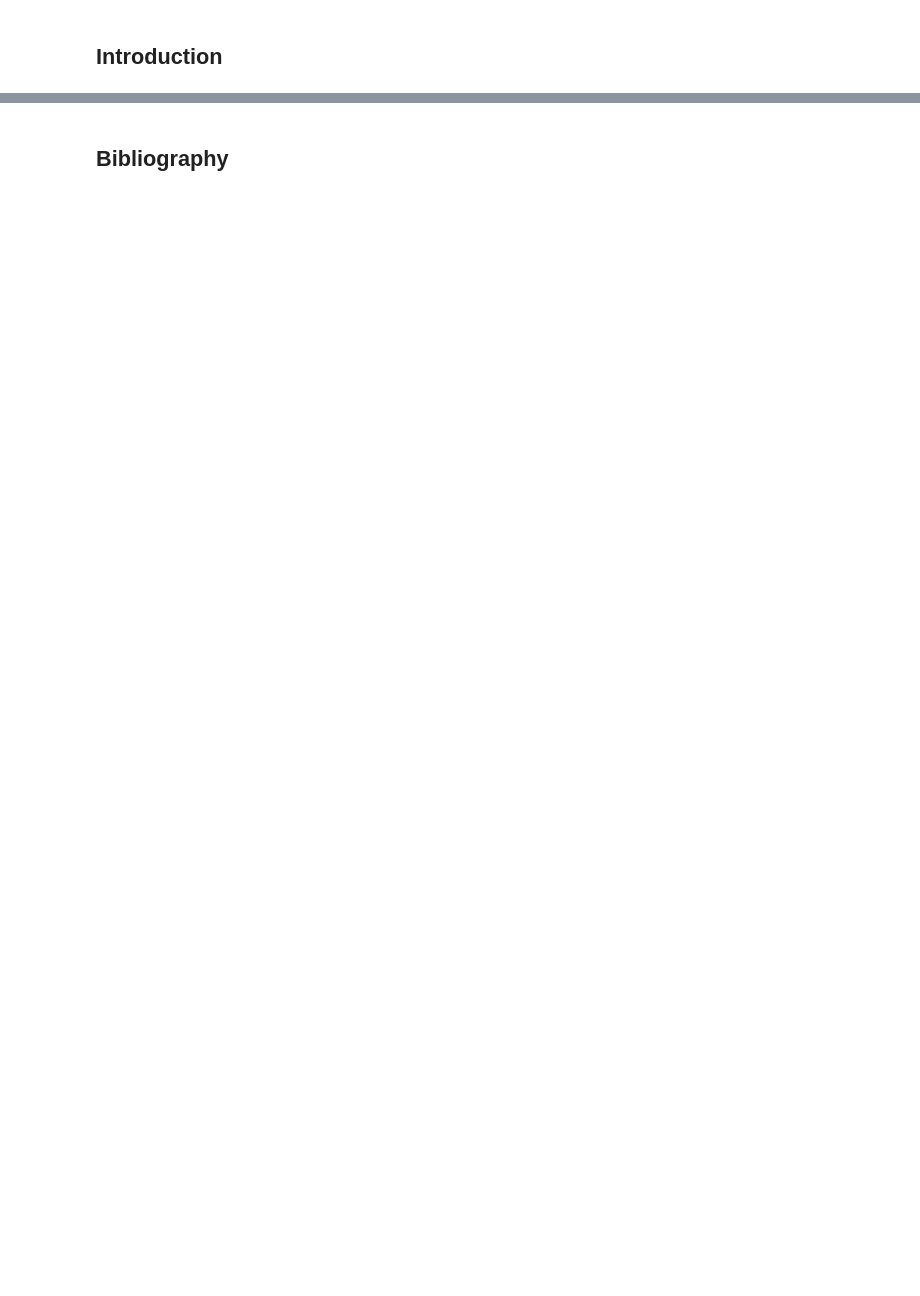
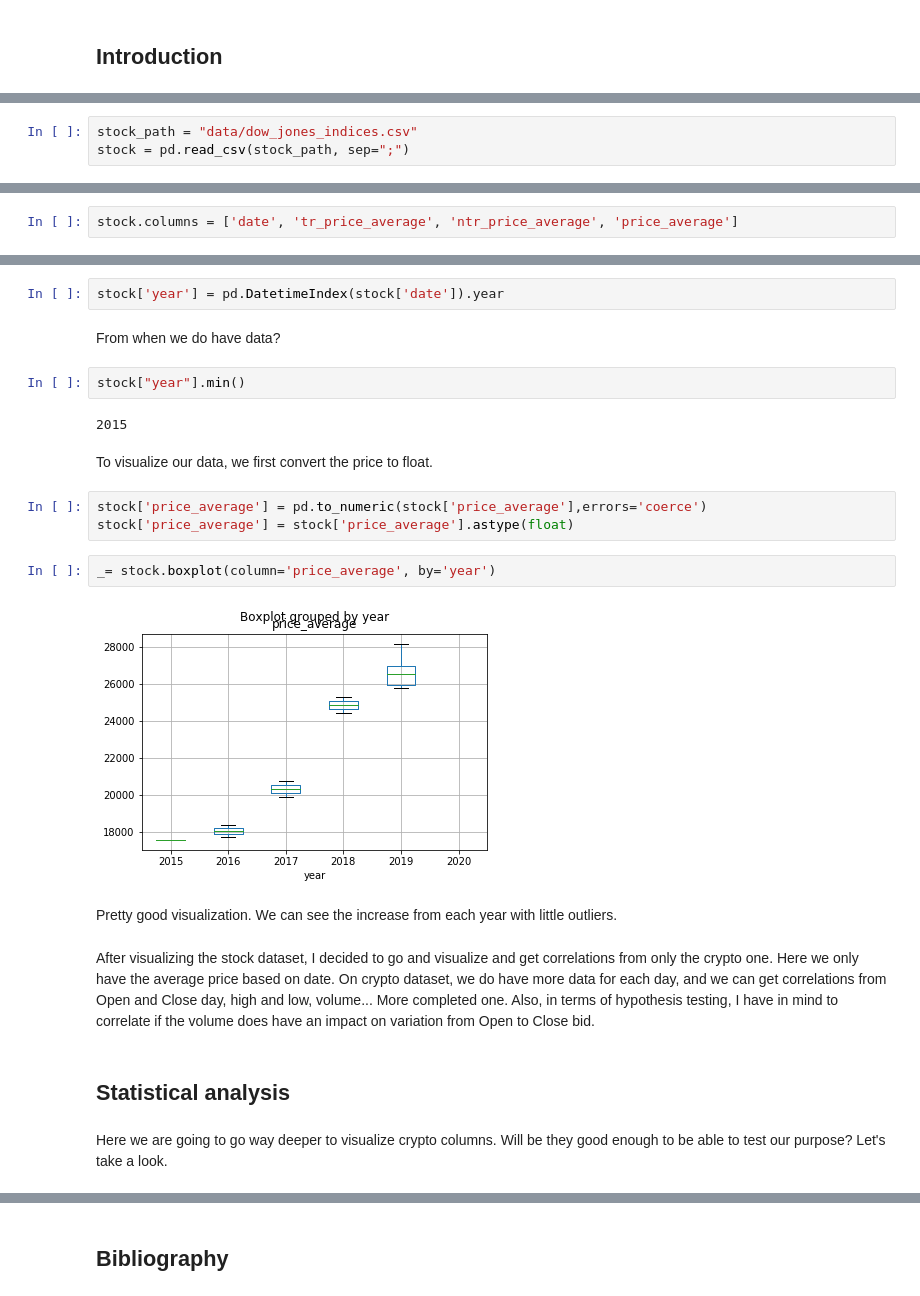
Before and after one commit to ta-datapt-bcn/project-statistical-analysis, a Jupyter notebook: statistical-analysis.ipynb, the cells around one changed output, grey strips where cells are left out. Saved outputs shown, nothing was run; the diff lists cells and outputs as text; blank space fills up the shorter version.

```diff
--- a/statistical-analysis.ipynb
+++ b/statistical-analysis.ipynb
@@ -40,0 +127,3 @@ y.head()
+# %%
+stock_path = "data/dow_jones_indices.csv"
+stock = pd.read_csv(stock_path, sep=";")
@@ -40,0 +143,2 @@ y.head()
+# %%
+stock.columns = ['date', 'tr_price_average', 'ntr_price_average', 'price_average']
@@ -40,0 +156,25 @@ y.head()
+# %%
+stock['year'] = pd.DatetimeIndex(stock['date']).year
+# %% [markdown]
+From when we do have data?
+# %%
+stock["year"].min()
+# %% [output]
+2015
+# %% [markdown]
+To visualize our data, we first convert the price to float.
+# %%
+stock['price_average'] = pd.to_numeric(stock['price_average'],errors='coerce')
+stock['price_average'] = stock['price_average'].astype(float)
+# %%
+_= stock.boxplot(column='price_average', by='year')
+# %% [output]
+[figure, added]
+# %% [markdown]
+Pretty good visualization. We can see the increase from each year with little outliers.
+# %% [markdown]
+After visualizing the stock dataset, I decided to go and visualize and get correlations from only the crypto one. Here we only have the average price based on date. On crypto dataset, we do have more data for each day, and we can get correlations from Open and Close day, high and low, volume... More completed one. Also, in terms of hypothesis testing, I have in mind to correlate if the volume does have an impact on variation from Open to Close bid.
+# %% [markdown]
+## Statistical analysis
+# %% [markdown]
+Here we are going to go way deeper to visualize crypto columns. Will be they good enough to be able to test our purpose? Let's take a look.
```
Also changed, not shown: parts of 91 cells of this notebook.
